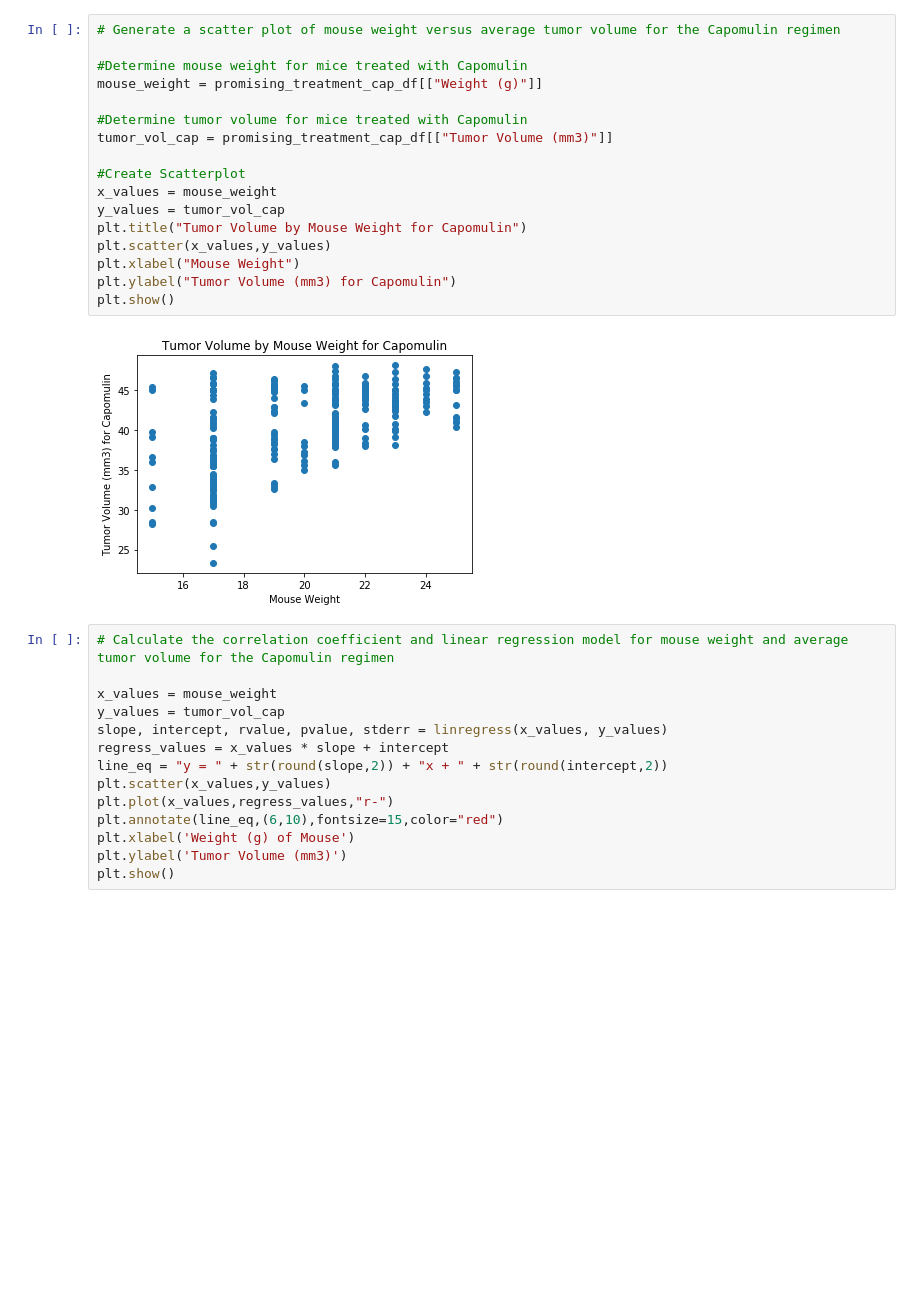
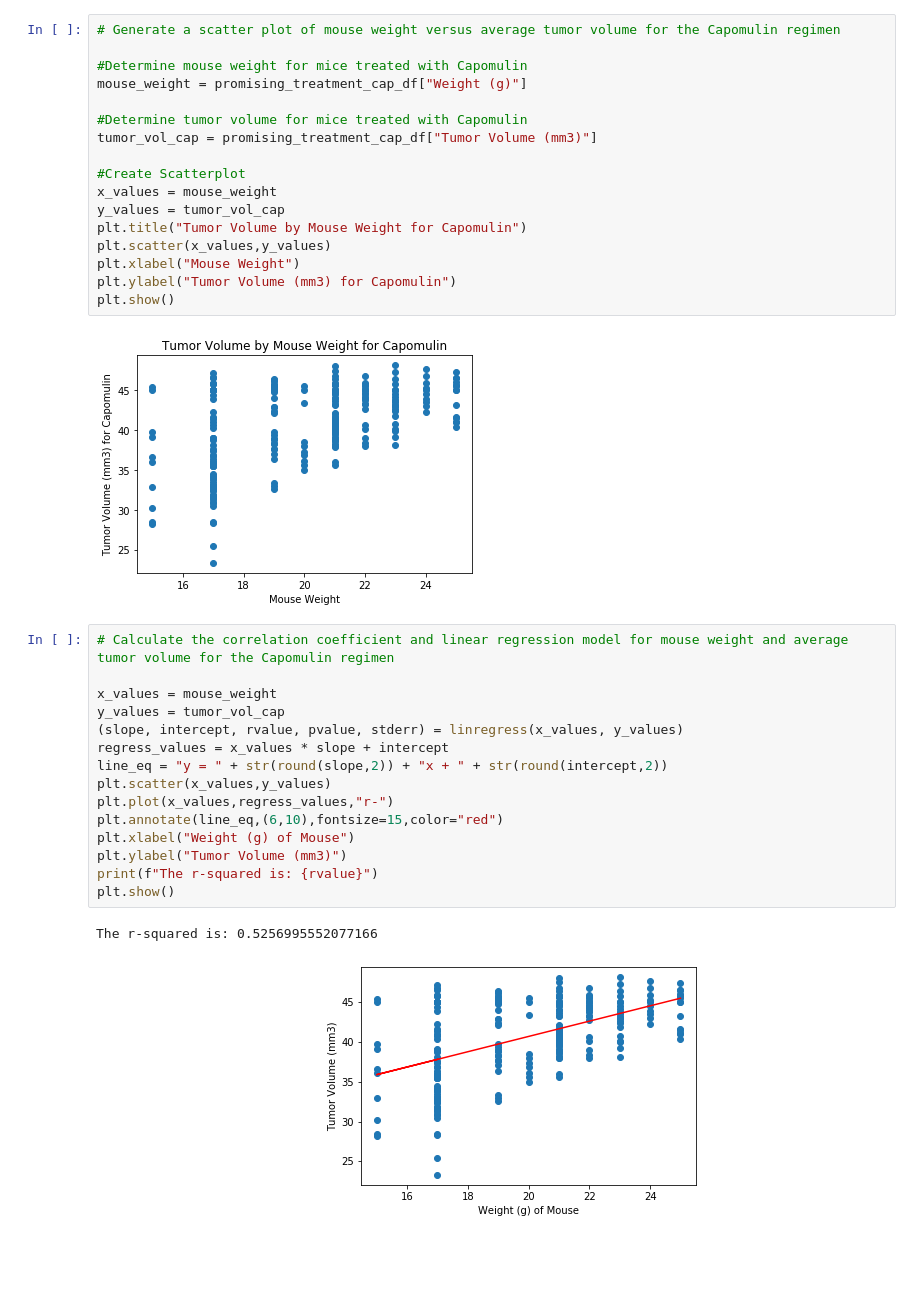
Before and after one commit to bford05/Pymaceuticals, a Jupyter notebook: Pymaceuticals.ipynb, the cells around one changed output. Saved outputs shown, nothing was run; the diff lists cells and outputs as text; blank space fills up the shorter version.

```diff
--- a/Pymaceuticals.ipynb
+++ b/Pymaceuticals.ipynb
@@ -393,10 +396,10 @@ plt.show()
 # Generate a scatter plot of mouse weight versus average tumor volume for the Capomulin regimen
 
 #Determine mouse weight for mice treated with Capomulin
-mouse_weight = promising_treatment_cap_df[["Weight (g)"]]
+mouse_weight = promising_treatment_cap_df["Weight (g)"]
 
 #Determine tumor volume for mice treated with Capomulin
-tumor_vol_cap = promising_treatment_cap_df[["Tumor Volume (mm3)"]]
+tumor_vol_cap = promising_treatment_cap_df["Tumor Volume (mm3)"]
 
 #Create Scatterplot
 x_values = mouse_weight
@@ -411,14 +414,18 @@ plt.show()
 # %%
 # Calculate the correlation coefficient and linear regression model for mouse weight and average tumor volume for the Capomulin regimen
 
 x_values = mouse_weight
 y_values = tumor_vol_cap
-slope, intercept, rvalue, pvalue, stderr = linregress(x_values, y_values)
+(slope, intercept, rvalue, pvalue, stderr) = linregress(x_values, y_values)
 regress_values = x_values * slope + intercept
 line_eq = "y = " + str(round(slope,2)) + "x + " + str(round(intercept,2))
 plt.scatter(x_values,y_values)
 plt.plot(x_values,regress_values,"r-")
 plt.annotate(line_eq,(6,10),fontsize=15,color="red")
-plt.xlabel('Weight (g) of Mouse')
-plt.ylabel('Tumor Volume (mm3)')
+plt.xlabel("Weight (g) of Mouse")
+plt.ylabel("Tumor Volume (mm3)")
+print(f"The r-squared is: {rvalue}")
 plt.show()
+# %% [output]
+The r-squared is: 0.5256995552077166
+[figure, added]
```
Also changed, not shown: parts of 3 cells of this notebook.
